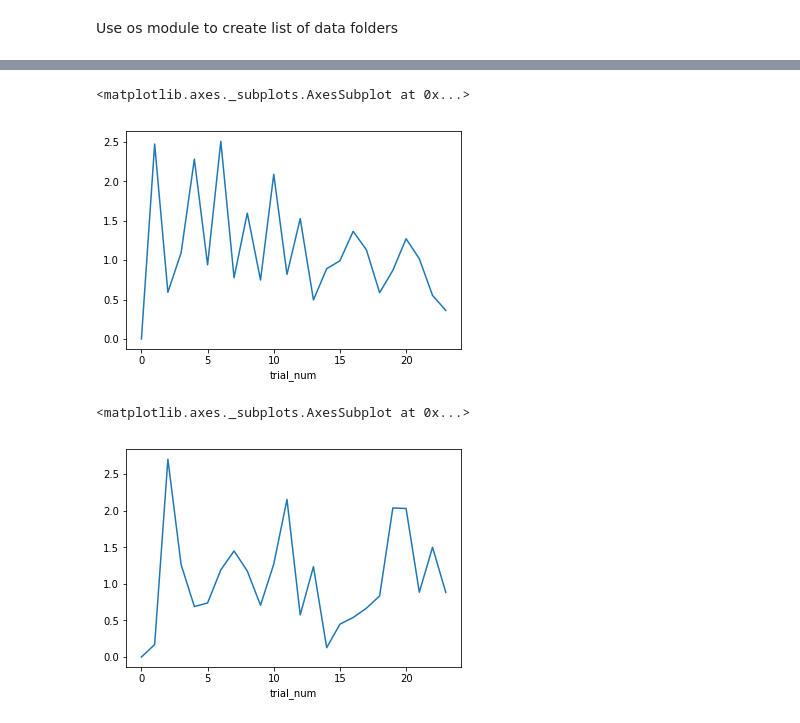
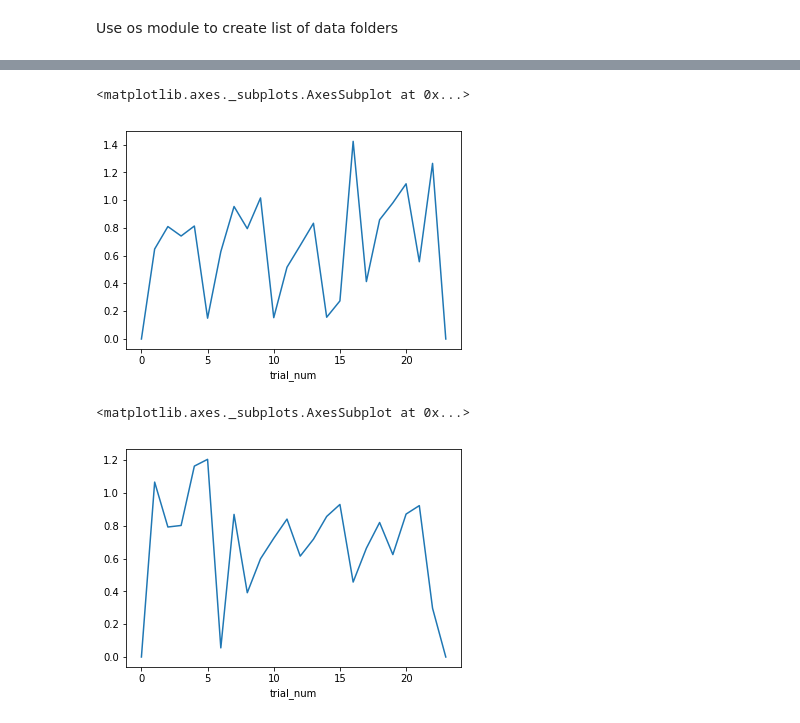
Before and after one commit to grace3999/MedPC, a Jupyter notebook: med_discounting.ipynb, the cells around one changed output, grey strips where cells are left out. Drawn from its saved outputs; the diff is of its cells as text; code cells hidden in the pictures.

```diff
--- a/med_discounting.ipynb
+++ b/med_discounting.ipynb
@@ -68,7 +68,7 @@ np.set_printoptions(suppress=True)
 # %% [markdown]
 Use os module to create list of data folders
 # %%
-path_1 = 'C:/Users/Schindler/Documents/Schindler_Lab/Data/Behavior/Med boxes/probability_discounting/LP_train_2'
+path_1 = 'C:/Users/Schindler/Documents/Schindler_Lab/Data/Behavior/Med boxes/probability_discounting/shape'
 
 session_list_1 = os.listdir(path_1)
 print(len(session_list_1))
@@ -347,10 +353,10 @@ final_data[final_data['session'] == 'Shape_2'].groupby('trial_num')['left_lever_
 # %%
-final_data[final_data['session'] == 'Shape_2'].groupby('trial_num')['right_lever_force_latency_1st'].mean().plot()
+final_data[final_data['session'] == 'Shape_4'].groupby('trial_num')['right_lever_force_latency_1st'].mean().plot()
 # %% [output]
 <matplotlib.axes._subplots.AxesSubplot at 0x...>
-[figure, old version]
+[figure, new version]
 # %%
-final_data[final_data['session'] == 'Shape_2'].groupby('trial_num')['left_lever_force_latency_1st'].mean().plot()
+final_data[final_data['session'] == 'Shape_4'].groupby('trial_num')['left_lever_force_latency_1st'].mean().plot()
 # %% [output]
 <matplotlib.axes._subplots.AxesSubplot at 0x...>
-[figure, old version]
+[figure, new version]
```
Also changed, not shown: parts of 14 cells of this notebook.
